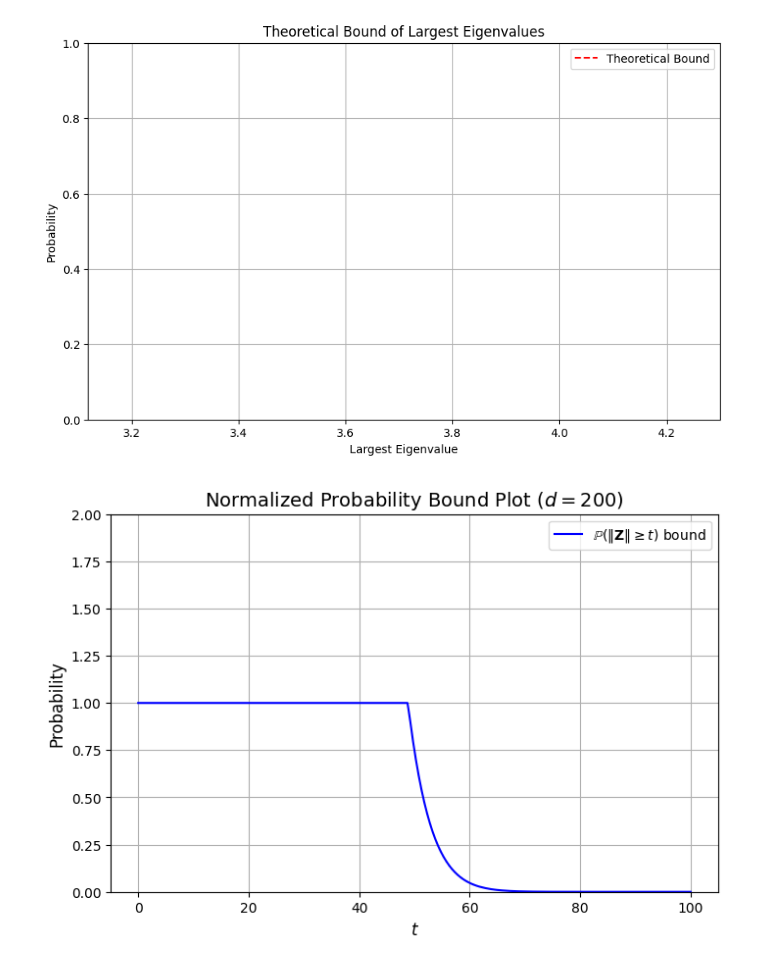
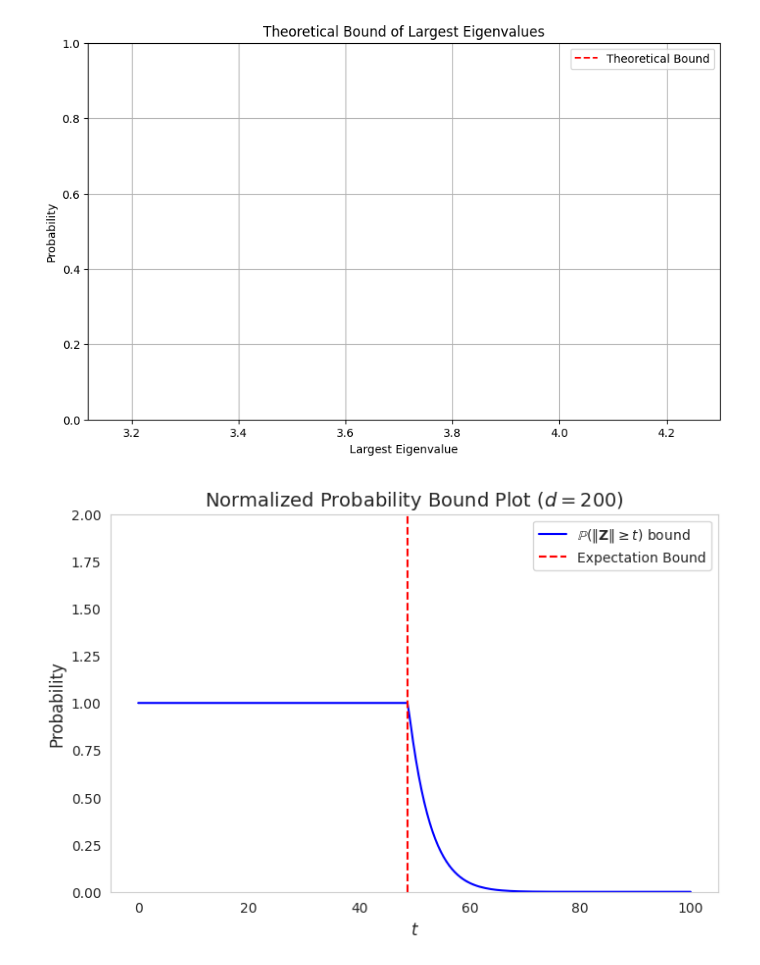
Before and after one commit to zhexin1904/my_SE_sync, a Jupyter notebook: python/Random_matrix_theory.ipynb, the cells around one changed output. Drawn from its saved outputs; the diff is of its cells as text; code cells hidden in the pictures.

Commit message:
Derive the closed-form probability bound for spectral norm of error matrix and initial rank.

```diff
--- a/python/Random_matrix_theory.ipynb
+++ b/python/Random_matrix_theory.ipynb
@@ -1346,31 +1346,38 @@ plt.show()
 # %%
 import numpy as np
 import matplotlib.pyplot as plt
 
 # Define parameters
 d = 200
 d1 = 200
 d2 = 200
 
 # Define the function for the normalized probability bound
 def normalized_probability_bound(t, d1, d2, d):
     v_Z = d - 1  # Given in the problem
     bound = (d1 + d2) * np.exp(-t**2 / (2 * v_Z))
     return np.minimum(bound, 1)  # Ensure values are within probability range [0,1]
 
+def expectation_bound(t, d1, d2, d):
+    v_Z = d - 1  # Given in the problem
+    bound = np.sqrt(2 * v_Z * np.log(d1 + d2))
+    return bound
+
 # Generate t values
 t_values = np.linspace(0, 100, 200)
 bound_values = normalized_probability_bound(t_values, d1, d2, d)
-
+expectation_bound = expectation_bound(t_values, d1, d2, d)
 # Plot the normalized probability bound
-plt.figure(figsize=(8, 5))
+ax = plt.figure(figsize=(8, 5))
 plt.plot(t_values, bound_values, label=r'$\mathbb{P}(\|\mathbf{Z}\| \geq t)$ bound', color='b')
+# plt.plot(expectation_bound, label=r'expectation bound', color='r')
+plt.axvline(x=expectation_bound, color='r', linestyle='--', label='Expectation Bound')
 plt.xlabel(r'$t$', fontsize=12)
 plt.ylabel(r'Probability', fontsize=12)
 plt.title(r'Normalized Probability Bound Plot ($d = 200$)', fontsize=14)
 plt.ylim(0, 2)  # Set y-axis to probability range
 plt.legend()
 plt.grid()
 plt.show()
 # %% [output]
-[figure, old version]
+[figure, new version]
```
Also changed, not shown: 1 other file.
